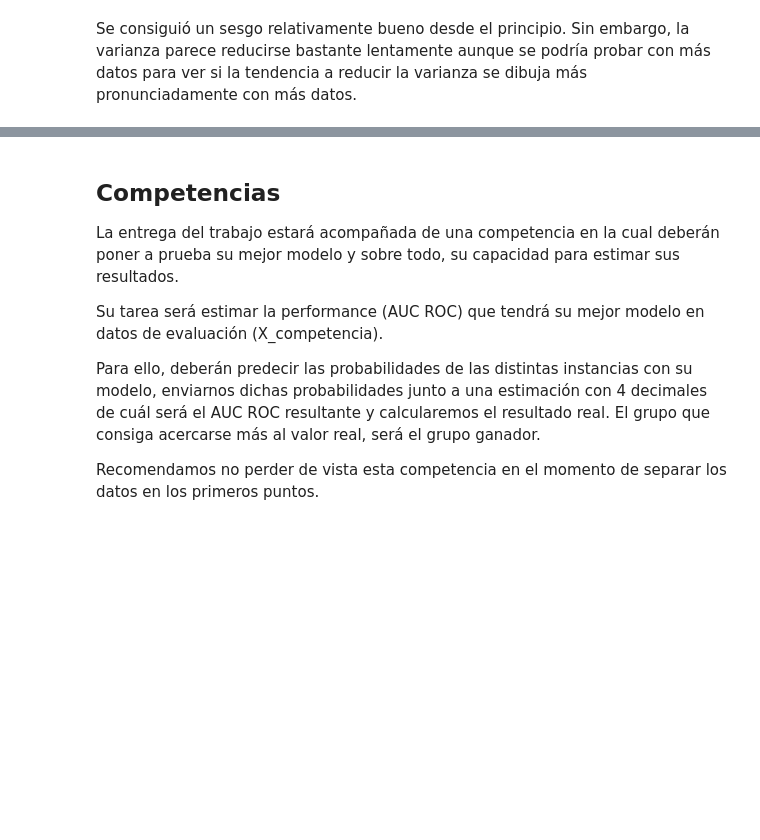
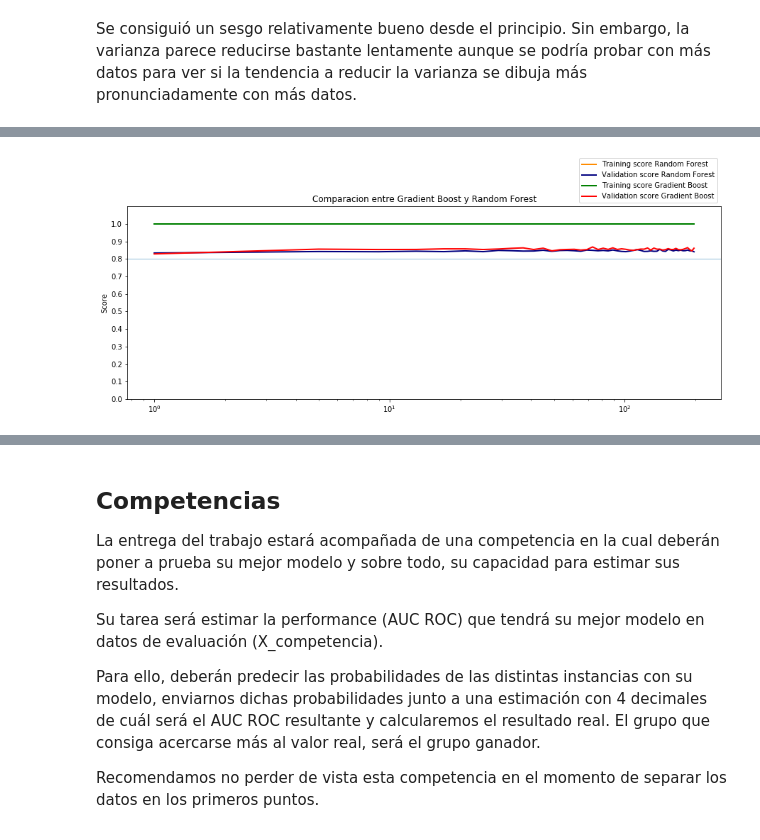
Before and after one commit to cosa65/aprendizajeAutomatico, a Jupyter notebook: TP1/TP1.ipynb, the cells around one changed output, grey strips where cells are left out. Cells and saved outputs as stored; diff of their text form; code cells hidden in the pictures; blank space fills up the shorter version.

```diff
--- a/TP1/TP1.ipynb
+++ b/TP1/TP1.ipynb
@@ -1215,0 +1370,15 @@ Se consiguió un sesgo relativamente bueno desde el principio. Sin embargo, la v
+# %%
+max_features_to_try = np.arange(1, 200, 4)
+random_forest_train_scores, random_forest_validation_scores = \
+    validation_curve( \
+        RandomForestClassifier(n_estimators=200, criterion="entropy", max_depth=8, max_features=15), \
+        X_dev_np, y_dev_np, \
+        "max_features", \
+        max_features_to_try, \
+        cv=5, \
+        scoring="roc_auc" \
+    )
+
+plot_validation_comparation(random_forest_train_scores, random_forest_validation_scores, gradient_bost_train_scores, gradient_bost_validation_scores, max_features_to_try, xlabel="Max Features", title="Comparacion entre Gradient Boost y Random Forest")
+# %% [output]
+[figure, added]
```
Also changed, not shown: parts of 11 cells of this notebook.
